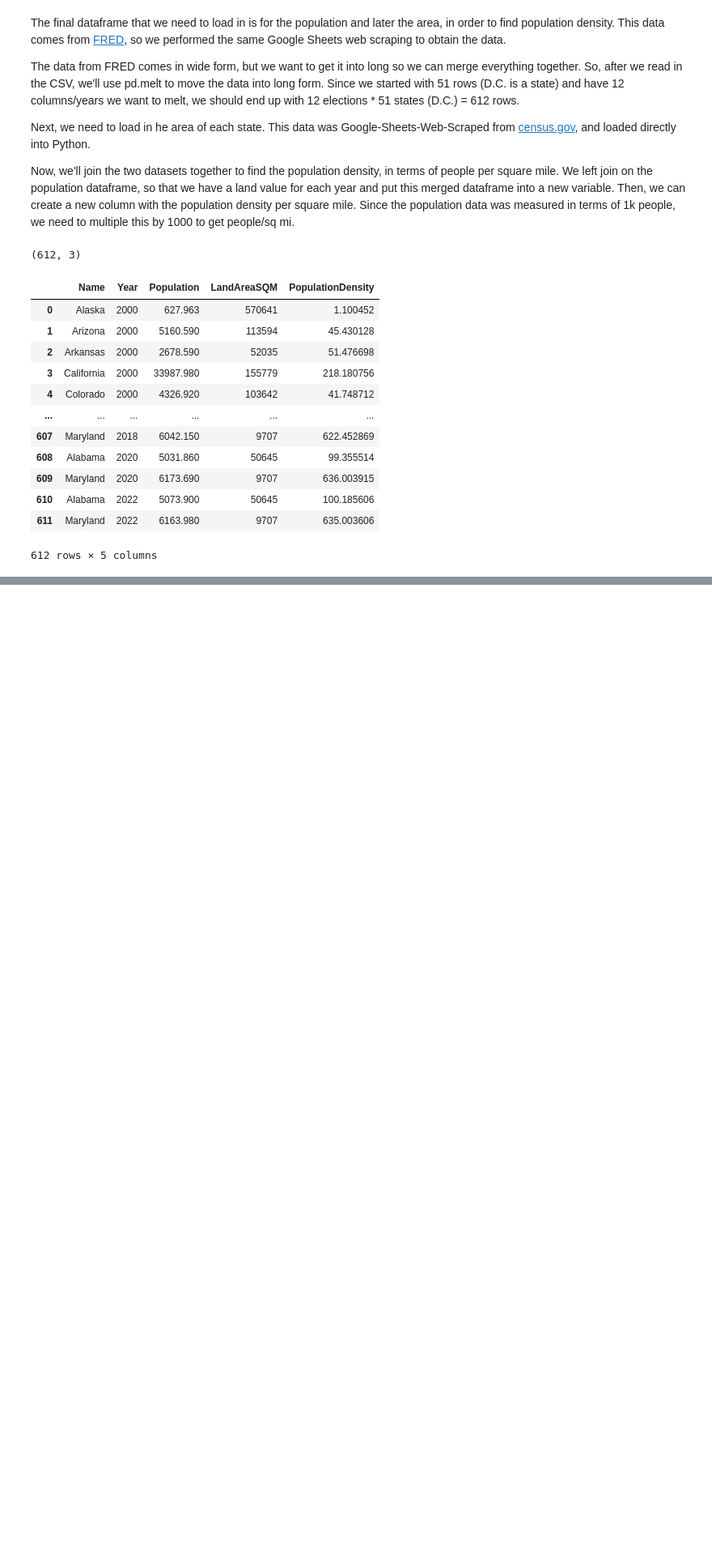
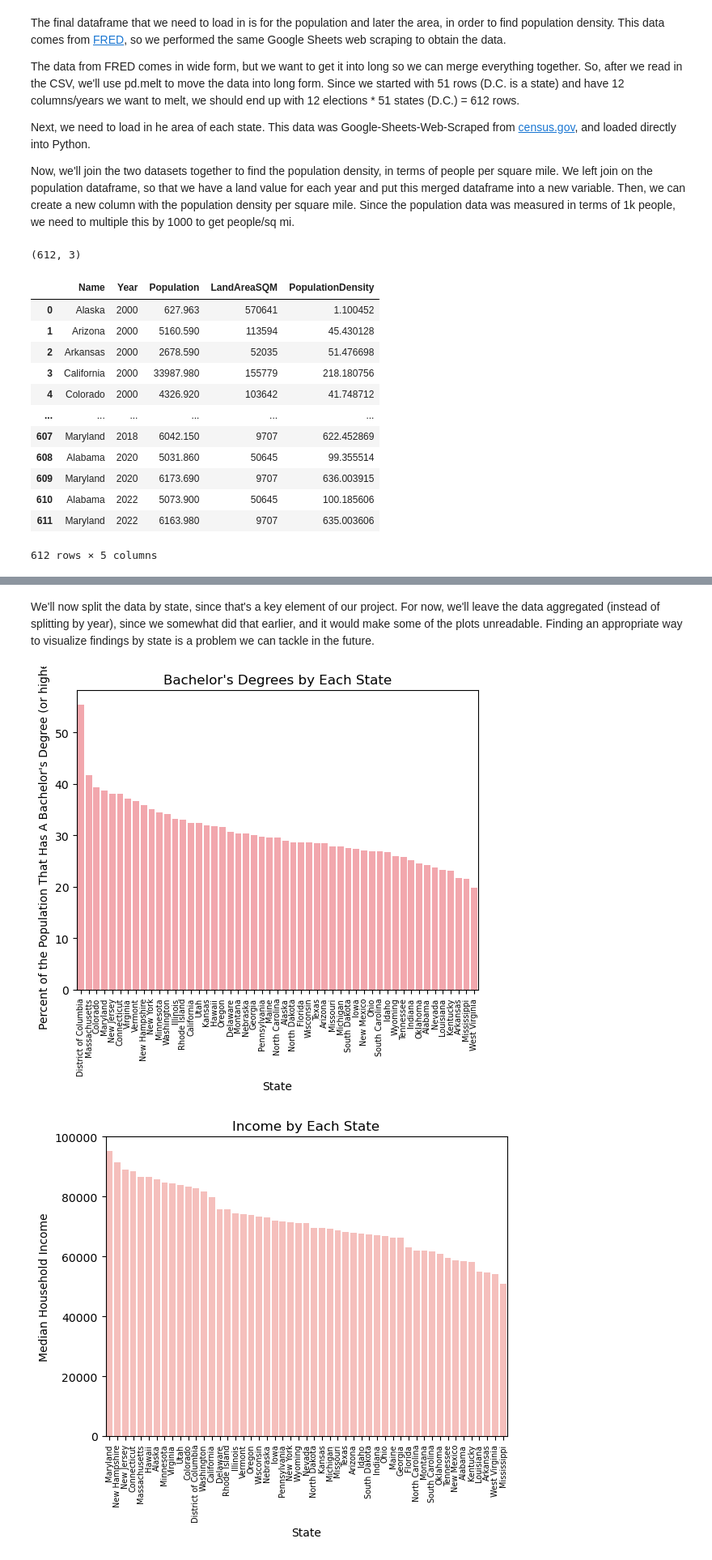
Before and after one commit to nikhilc52/info2950, a Jupyter notebook: ElectionDemographics.ipynb, the cells around one changed output, grey strips where cells are left out. Shown at 81% size. Cells and saved outputs as stored; diff of their text form; code cells hidden in the pictures; blank space fills up the shorter version.

```diff
--- a/ElectionDemographics.ipynb
+++ b/ElectionDemographics.ipynb
@@ -361,0 +543,66 @@ election_demographics
+# %% [markdown]
+We'll now split the data by state, since that's a key element of our project. For now, we'll leave the data aggregated (instead of splitting by year), since we somewhat did that earlier, and it would make some of the plots unreadable. Finding an appropriate way to visualize findings by state is a problem we can tackle in the future.
+# %%
+#group the data
+grouped_state_data = election_demographics.groupby('State')['PercentBachelors'].mean().reset_index()
+#plot 13
+plot = sns.barplot(data=grouped_state_data, x='State',y='PercentBachelors',
+                   order=grouped_state_data.sort_values('PercentBachelors', ascending=False).State, color="#FF9AA2")
+plt.xticks(rotation=90, size=7)
+plt.xlabel('State')
+plt.ylabel('Percent of the Population That Has A Bachelor\'s Degree (or higher)')
+plt.title('Bachelor\'s Degrees by Each State')
+plt.show()
+#group the data
+grouped_state_data = election_demographics.groupby('State')['Income'].mean().reset_index()
+#plot 14
+plot = sns.barplot(data=grouped_state_data, x='State',y='Income',
+                   order=grouped_state_data.sort_values('Income', ascending=False).State, color="#FFB7B2")
+plt.xticks(rotation=90, size=7)
+plt.xlabel('State')
+plt.ylabel('Median Household Income')
+plt.title('Income by Each State')
+plt.show()
+#group the data
+grouped_state_data = election_demographics.groupby('State')['PercentWhite'].mean().reset_index()
+#plot 15
+plot = sns.barplot(data=grouped_state_data, x='State',y='PercentWhite',
+                   order=grouped_state_data.sort_values('PercentWhite', ascending=False).State, color="#FFDAC1")
+plt.xticks(rotation=90, size=7)
+plt.xlabel('State')
+plt.ylabel('Percent of the Population that is White')
+plt.title('% White Population by Each State')
+plt.show()
+#group the data
+grouped_state_data = election_demographics.groupby('State')['AverageAge'].mean().reset_index()
+#plot 16
+plot = sns.barplot(data=grouped_state_data, x='State',y='AverageAge',
+                   order=grouped_state_data.sort_values('AverageAge', ascending=False).State, color="#E2F0CB")
+plt.xticks(rotation=90, size=7)
+plt.xlabel('State')
+plt.ylabel('Estimated Average Age')
+plt.title('Average Age by Each State')
+plt.show()
+#group the data
+grouped_state_data = election_demographics.groupby('State')['PopulationDensity'].mean().reset_index()
+#plot 17
+plot = sns.barplot(data=grouped_state_data, x='State',y='PopulationDensity',
+                   order=grouped_state_data.sort_values('PopulationDensity', ascending=False).State, color="#B5EAD7")
+plt.xticks(rotation=90, size=7)
+plt.xlabel('State')
+plt.ylabel('Population Density (people/sq mi)')
+plt.title('Population Density by Each State')
+plt.show()
+#group the data
+grouped_state_data = election_demographics.groupby('State')['PercentVotingEligibleVotes'].mean().reset_index()
+#plot 18
+plot = sns.barplot(data=grouped_state_data, x='State',y='PercentVotingEligibleVotes',
+                   order=grouped_state_data.sort_values('PercentVotingEligibleVotes', ascending=False).State, color="#C7CEEA")
+plt.xticks(rotation=90, size=7)
+plt.xlabel('State')
+plt.ylabel('Percent of People Eligible to Vote that Actually Did')
+plt.title('Percent of People Eligible to Vote that Actually Did by Each State')
+plt.show()
+# %% [output]
+[figure, added]
+[figure, added]
```
Also changed, not shown: parts of 20 cells of this notebook, 2 other files.
